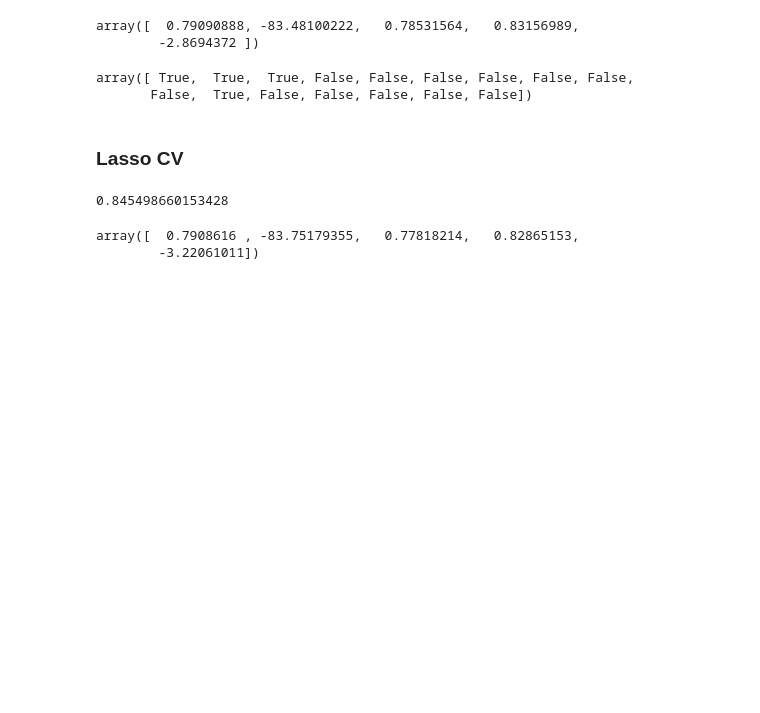
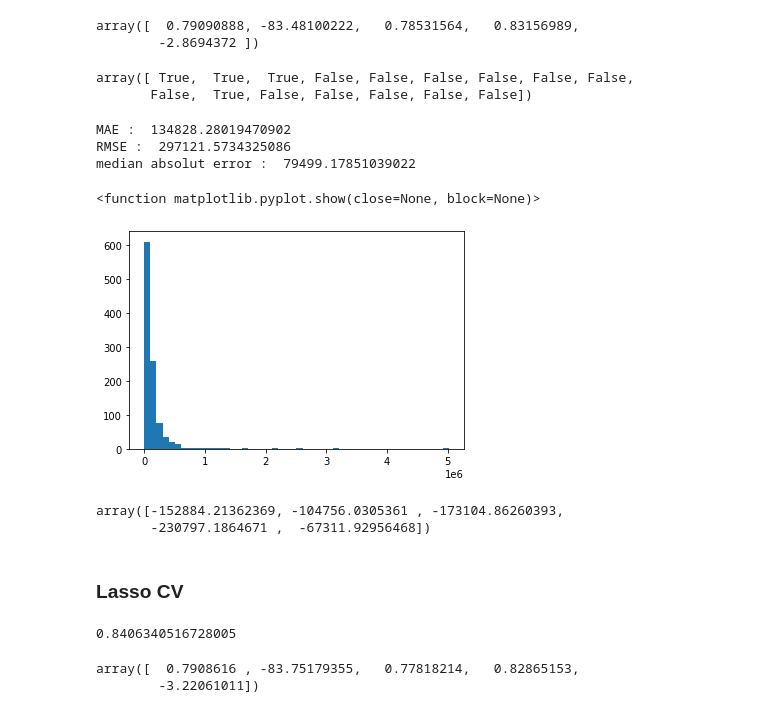
Before and after one commit to sabrineTT/real-estate-prediction, a Jupyter notebook: Julien/test_ML3.ipynb, the cells around one changed output. Saved outputs shown, nothing was run; the diff lists cells and outputs as text; code cells hidden in the pictures; blank space fills up the shorter version.

```diff
--- a/Julien/test_ML3.ipynb
+++ b/Julien/test_ML3.ipynb
@@ -47,3 +57,12 @@ linear_selector.get_support()
 # %% [output]
 array([ True,  True,  True, False, False, False, False, False, False,
        False,  True, False, False, False, False, False])
+# %%
+y_pred = model_lin_reg.predict(X_test)
+print('MAE : ', mean_absolute_error(y_test,y_pred))
+print('RMSE : ', np.sqrt(mean_squared_error(y_test, y_pred)))
+print('median absolut error : ', median_absolute_error(y_test, y_pred))
+# %% [output]
+MAE :  134828.28019470902
+RMSE :  297121.5734325086
+median absolut error :  79499.17851039022
@@ -50,11 +77,25 @@ array([ True,  True,  True, False, False, False, False, False, False,
+# %%
+error_hist = np.abs(y_test - y_pred)
+plt.hist(error_hist, bins=50)
+plt.show
+# %% [output]
+<function matplotlib.pyplot.show(close=None, block=None)>
+[figure, added]
+# %%
+cross_val_score(model_lin_reg, X, y, cv=5, scoring='neg_mean_absolute_error')
+# %% [output]
+array([-152884.21362369, -104756.0305361 , -173104.86260393,
+       -230797.1864671 ,  -67311.92956468])
 # %% [markdown]
 ### Lasso CV
 # %%
 model_lasso_cv = LassoCV(cv=5)
 model_lasso_cv.fit(X_train, y_train)
-model_lasso_cv.score(X_test, y_test)
+score_lasso_cv = model_lasso_cv.score(X_test, y_test)
+score_list.append(score_lasso_cv)
+score_lasso_cv
 # %% [output]
-0.845498660153428
+0.8406340516728005
 # %%
 cross_val_score(model_lasso_cv, X, y, cv=5)
 # %% [output]
```
Also changed, not shown: parts of 47 cells of this notebook.
